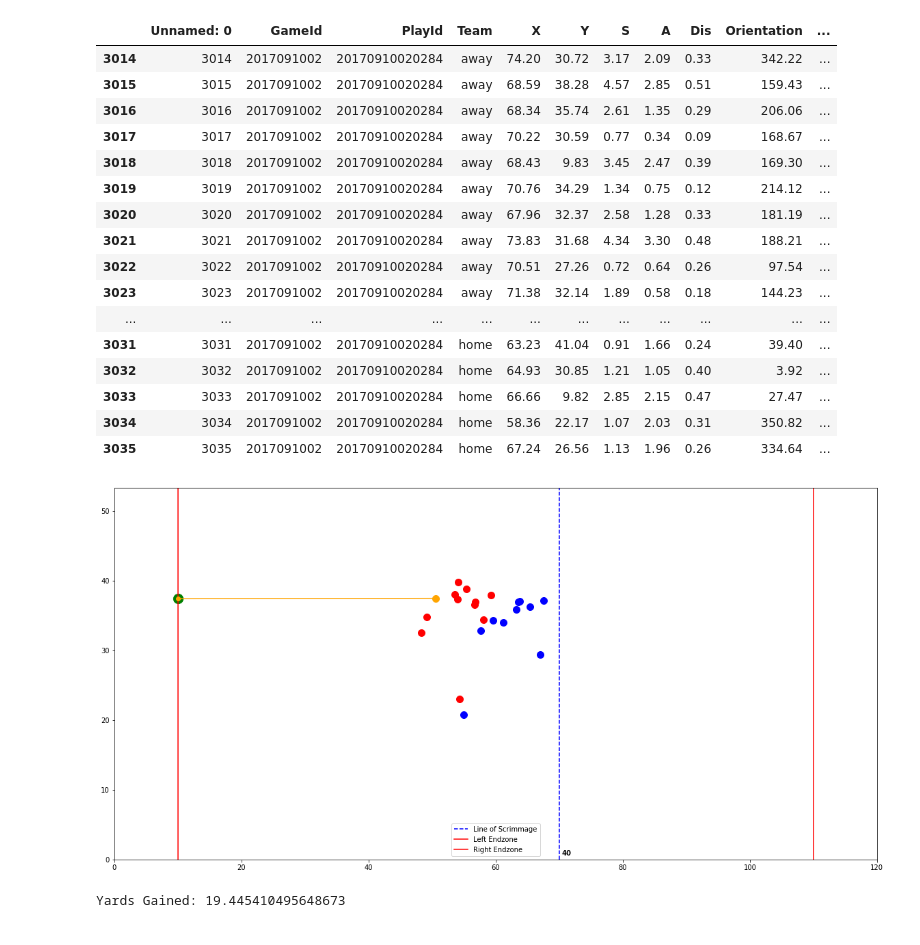
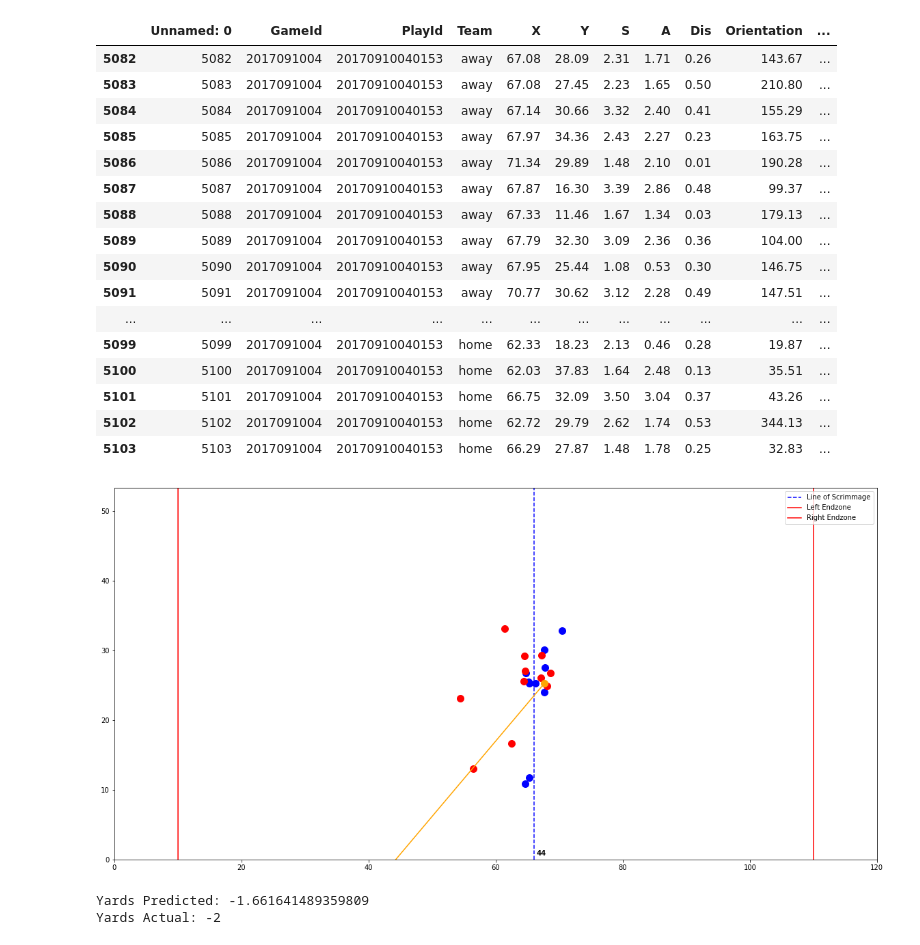
Before and after one commit to shonepatil/HDSI-NFL-Project, a Jupyter notebook: Pursuit Vector-SmartRB-BlockingOLine.ipynb, the cells around one changed output. Cells and saved outputs as stored; diff of their text form; code cells hidden in the pictures.

```diff
--- a/Pursuit Vector-SmartRB-BlockingOLine.ipynb
+++ b/Pursuit Vector-SmartRB-BlockingOLine.ipynb
@@ -177,26 +189,26 @@ class Player:
         return self.ID == self.rush_ID
 # %%
 pd.set_option('display.max_columns', None)
-df[df['PlayId'] == 20170910020284]#20181230154157 20170907000118 20170907000395 20170910003296 20170910020284
+df[df['PlayId'] == 20170910040153]#20181230154157 20170907000118 20170907000395 20170910003296 20170910020284
 # 20170907000395
 # %% [output]
 |  | Unnamed: 0 | GameId | PlayId | Team | X | Y | S | A | Dis | Orientation | ... |
-| 3014 | 3014 | 2017091002 | 20170910020284 | away | 74.20 | 30.72 | 3.17 | 2.09 | 0.33 | 342.22 | ... |
-| 3015 | 3015 | 2017091002 | 20170910020284 | away | 68.59 | 38.28 | 4.57 | 2.85 | 0.51 | 159.43 | ... |
-| 3016 | 3016 | 2017091002 | 20170910020284 | away | 68.34 | 35.74 | 2.61 | 1.35 | 0.29 | 206.06 | ... |
-| 3017 | 3017 | 2017091002 | 20170910020284 | away | 70.22 | 30.59 | 0.77 | 0.34 | 0.09 | 168.67 | ... |
-| 3018 | 3018 | 2017091002 | 20170910020284 | away | 68.43 | 9.83 | 3.45 | 2.47 | 0.39 | 169.30 | ... |
-| 3019 | 3019 | 2017091002 | 20170910020284 | away | 70.76 | 34.29 | 1.34 | 0.75 | 0.12 | 214.12 | ... |
-| 3020 | 3020 | 2017091002 | 20170910020284 | away | 67.96 | 32.37 | 2.58 | 1.28 | 0.33 | 181.19 | ... |
-| 3021 | 3021 | 2017091002 | 20170910020284 | away | 73.83 | 31.68 | 4.34 | 3.30 | 0.48 | 188.21 | ... |
-| 3022 | 3022 | 2017091002 | 20170910020284 | away | 70.51 | 27.26 | 0.72 | 0.64 | 0.26 | 97.54 | ... |
-| 3023 | 3023 | 2017091002 | 20170910020284 | away | 71.38 | 32.14 | 1.89 | 0.58 | 0.18 | 144.23 | ... |
+| 5082 | 5082 | 2017091004 | 20170910040153 | away | 67.08 | 28.09 | 2.31 | 1.71 | 0.26 | 143.67 | ... |
+| 5083 | 5083 | 2017091004 | 20170910040153 | away | 67.08 | 27.45 | 2.23 | 1.65 | 0.50 | 210.80 | ... |
+| 5084 | 5084 | 2017091004 | 20170910040153 | away | 67.14 | 30.66 | 3.32 | 2.40 | 0.41 | 155.29 | ... |
+| 5085 | 5085 | 2017091004 | 20170910040153 | away | 67.97 | 34.36 | 2.43 | 2.27 | 0.23 | 163.75 | ... |
+| 5086 | 5086 | 2017091004 | 20170910040153 | away | 71.34 | 29.89 | 1.48 | 2.10 | 0.01 | 190.28 | ... |
+| 5087 | 5087 | 2017091004 | 20170910040153 | away | 67.87 | 16.30 | 3.39 | 2.86 | 0.48 | 99.37 | ... |
+| 5088 | 5088 | 2017091004 | 20170910040153 | away | 67.33 | 11.46 | 1.67 | 1.34 | 0.03 | 179.13 | ... |
+| 5089 | 5089 | 2017091004 | 20170910040153 | away | 67.79 | 32.30 | 3.09 | 2.36 | 0.36 | 104.00 | ... |
+| 5090 | 5090 | 2017091004 | 20170910040153 | away | 67.95 | 25.44 | 1.08 | 0.53 | 0.30 | 146.75 | ... |
+| 5091 | 5091 | 2017091004 | 20170910040153 | away | 70.77 | 30.62 | 3.12 | 2.28 | 0.49 | 147.51 | ... |
 | ... | ... | ... | ... | ... | ... | ... | ... | ... | ... | ... | ... |
-| 3031 | 3031 | 2017091002 | 20170910020284 | home | 63.23 | 41.04 | 0.91 | 1.66 | 0.24 | 39.40 | ... |
-| 3032 | 3032 | 2017091002 | 20170910020284 | home | 64.93 | 30.85 | 1.21 | 1.05 | 0.40 | 3.92 | ... |
-| 3033 | 3033 | 2017091002 | 20170910020284 | home | 66.66 | 9.82 | 2.85 | 2.15 | 0.47 | 27.47 | ... |
-| 3034 | 3034 | 2017091002 | 20170910020284 | home | 58.36 | 22.17 | 1.07 | 2.03 | 0.31 | 350.82 | ... |
-| 3035 | 3035 | 2017091002 | 20170910020284 | home | 67.24 | 26.56 | 1.13 | 1.96 | 0.26 | 334.64 | ... |
+| 5099 | 5099 | 2017091004 | 20170910040153 | home | 62.33 | 18.23 | 2.13 | 0.46 | 0.28 | 19.87 | ... |
+| 5100 | 5100 | 2017091004 | 20170910040153 | home | 62.03 | 37.83 | 1.64 | 2.48 | 0.13 | 35.51 | ... |
+| 5101 | 5101 | 2017091004 | 20170910040153 | home | 66.75 | 32.09 | 3.50 | 3.04 | 0.37 | 43.26 | ... |
+| 5102 | 5102 | 2017091004 | 20170910040153 | home | 62.72 | 29.79 | 2.62 | 1.74 | 0.53 | 344.13 | ... |
+| 5103 | 5103 | 2017091004 | 20170910040153 | home | 66.29 | 27.87 | 1.48 | 1.78 | 0.25 | 32.83 | ... |
 # %%
 class Play:
     def __init__(self, play_ID, increment):
@@ -206,6 +218,7 @@ class Play:
         self.players_df = df[df['PlayId'] == play_ID]
         self.players_list = []
         self.yards = 0
+        self.yards_actual = self.players_df['Yards'].iloc[0]
 
         self.rush_index = 0
         self.count = 0
@@ -306,47 +319,49 @@ class Play:
             player.update()
 
             dist = np.linalg.norm(np.array([player.x - self.rusher.x, player.y - self.rusher.y]))
-            if dist < 1.0:# tackle radius = 1.0 yards
+            if dist < 0.7:# tackle radius = 0.7 yards
                 player.tackle(self.rusher)
 
 
 inc = 0.1
-play = Play(20170910020284, inc) # 20170907000118 20170907000395 20170910003296 20170910020284 20170907000139
+play = Play(20170910040153, inc) # 20170907000118 20170907000395 20170910003296 20170910020284 20170907000139
 # Allows you to step through play based on given increment
 # play.plot()
 # plt.pause(0.0001)
 # for i in range(int(3 / inc)):
 #     input()
 #     clear_output(wait=True)
 #     play.update()
 #     play.plot()
 #     plt.pause(0.0001)
 
 #     if play.rusher.tackled:
 #         break
 
 # Animation to see play sim
 play.plot()
 plt.pause(0.0001)
 for i in range(int(3/ inc)):
     time.sleep(0.1)
     clear_output(wait=True)
     play.update()
     play.plot()
     plt.pause(0.0001)
 
     if play.rusher.tackled:
         break
 
 if play.rusher.play_direct == 'right':
     play.yards = play.rusher.x - play.scrimmage
 else:
     play.yards = play.scrimmage - play.rusher.x
 
-print("Yards Gained: " + str(play.yards))
+print("Yards Predicted: " + str(play.yards))
+print("Yards Actual: " + str(play.yards_actual))
 # %% [output]
-[figure, old version]
+[figure, new version]
-Yards Gained: 19.445410495648673
+Yards Predicted: -1.661641489359809
+Yards Actual: -2
 # %%
 %%timeit
 inc = 0.1
```
Also changed, not shown: parts of 3 cells of this notebook.
